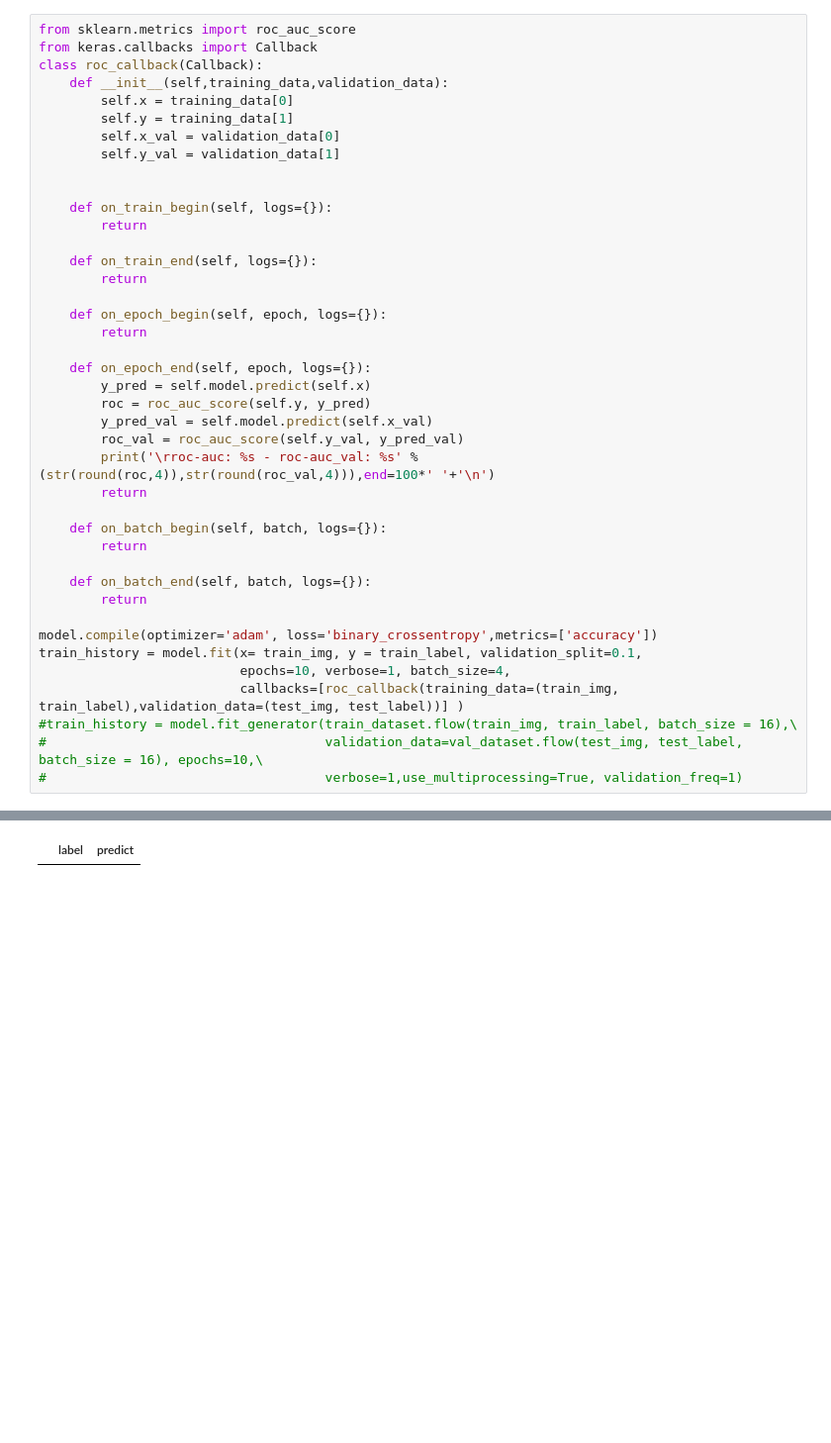
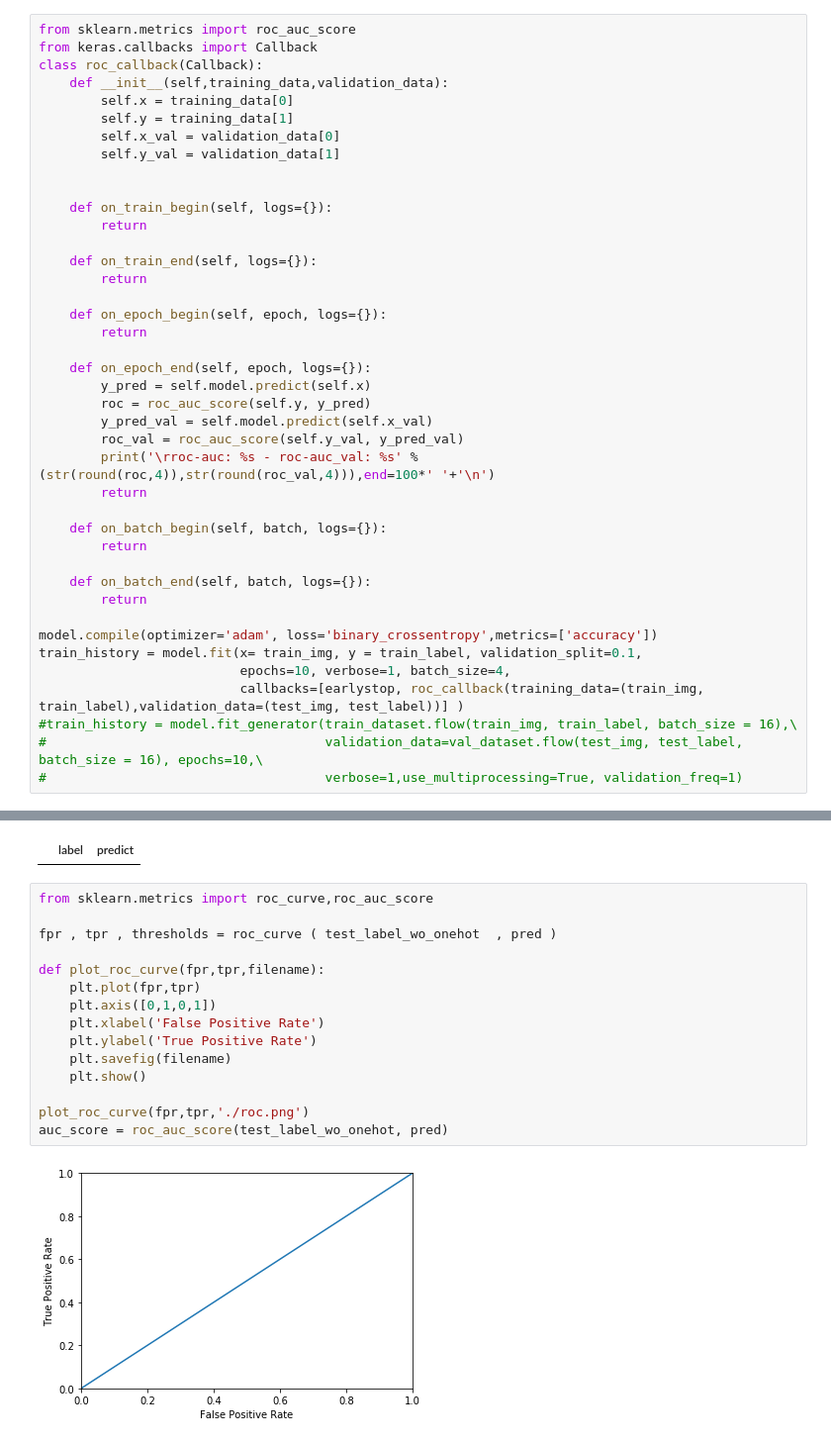
Before and after one commit to davidho27941/Top-tagging-keras, a Jupyter notebook: ResNet-50_direct.ipynb, the cells around one changed output, grey strips where cells are left out. Shown at 99% size. Cells and saved outputs as stored; diff of their text form; blank space fills up the shorter version.

```diff
--- a/ResNet-50_direct.ipynb
+++ b/ResNet-50_direct.ipynb
@@ -135,7 +154,7 @@ class roc_callback(Callback):
 model.compile(optimizer='adam', loss='binary_crossentropy',metrics=['accuracy'])
 train_history = model.fit(x= train_img, y = train_label, validation_split=0.1,
                           epochs=10, verbose=1, batch_size=4,
-                          callbacks=[roc_callback(training_data=(train_img, train_label),validation_data=(test_img, test_label))] )
+                          callbacks=[earlystop, roc_callback(training_data=(train_img, train_label),validation_data=(test_img, test_label))] )
 #train_history = model.fit_generator(train_dataset.flow(train_img, train_label, batch_size = 16),\
 #                                    validation_data=val_dataset.flow(test_img, test_label, batch_size = 16), epochs=10,\
 #                                    verbose=1,use_multiprocessing=True, validation_freq=1)
@@ -245,3 +271,20 @@ df[:10]
 df[(df.label==0)&(df.predict==1)]
 # %% [output]
 |  | label | predict |
+# %%
+from sklearn.metrics import roc_curve,roc_auc_score
+
+fpr , tpr , thresholds = roc_curve ( test_label_wo_onehot  , pred )
+
+def plot_roc_curve(fpr,tpr,filename):
+    plt.plot(fpr,tpr)
+    plt.axis([0,1,0,1])
+    plt.xlabel('False Positive Rate')
+    plt.ylabel('True Positive Rate')
+    plt.savefig(filename)
+    plt.show()
+
+plot_roc_curve(fpr,tpr,'./roc.png')
+auc_score = roc_auc_score(test_label_wo_onehot, pred)
+# %% [output]
+[figure, added]
```
Also changed, not shown: parts of 10 cells of this notebook.
